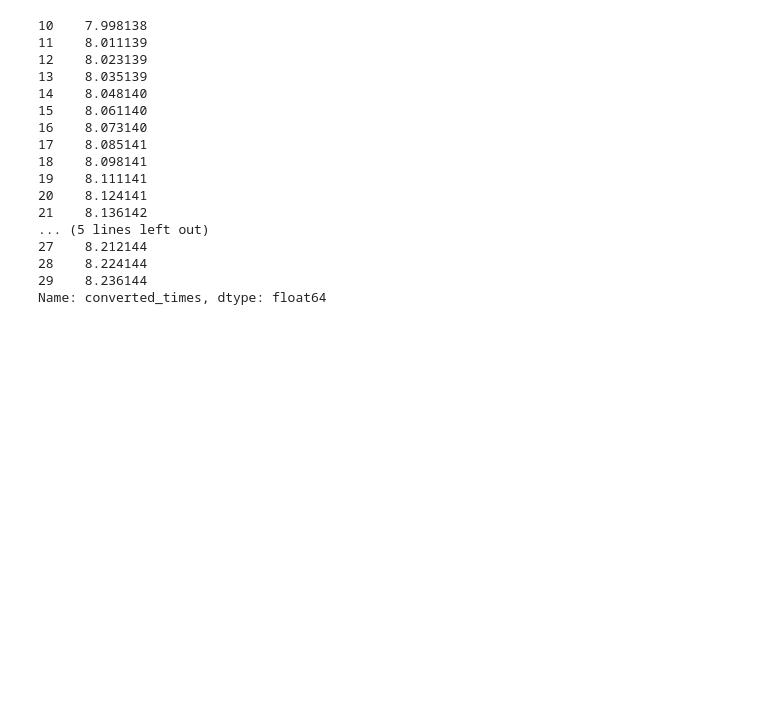
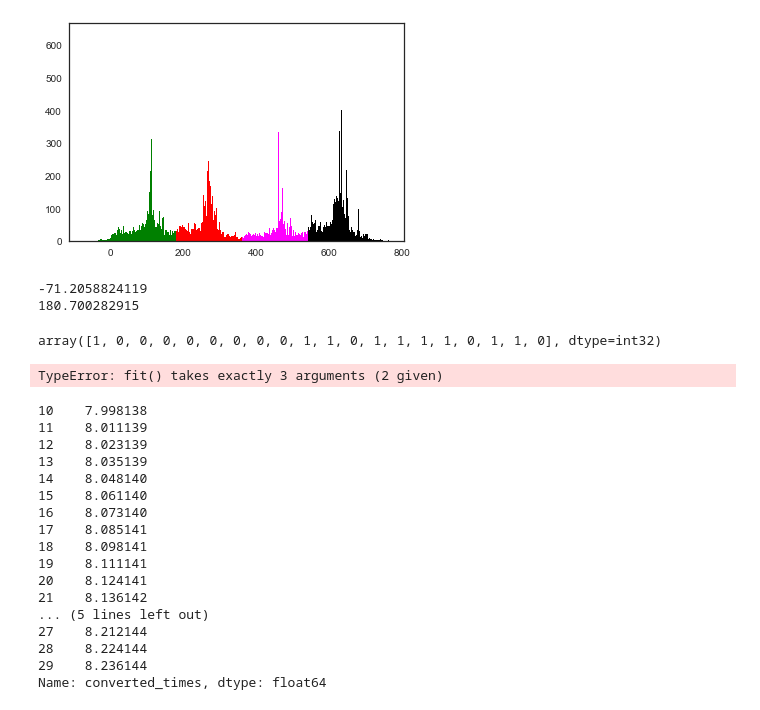
Before and after one commit to guitchounts/neural_decoding, a Jupyter notebook: IMU_sensor_data_2.ipynb, the cells around one changed output. Drawn from its saved outputs; the diff is of its cells as text; code cells hidden in the pictures; blank space fills up the shorter version.

```diff
--- a/IMU_sensor_data_2.ipynb
+++ b/IMU_sensor_data_2.ipynb
@@ -32,0 +71,23 @@ Index([u'Unnamed: 0', u'time', u'bit1', u'bit2', u'ox', u'oy', u'oz', u'ax',
+# %%
+ox1 = double_ox[np.where(kmeans.labels_ == 1)]
+
+ox0 = double_ox[np.where(kmeans.labels_ == 0)]
+
+ox2 = double_ox[np.where(kmeans.labels_ == 2)]
+
+ox3 = double_ox[np.where(kmeans.labels_ == 3)]
+# %%
+ax = plt.hist(ox1,bins=500,color='red')
+ax = plt.hist(ox0,bins=500,color='black')
+
+ax = plt.hist(ox3,bins=500,color='green')
+
+ax = plt.hist(ox2,bins=500,color='magenta')
+# %% [output]
+[figure, added]
+# %%
+print ox3.min()
+print ox3.max()
+# %% [output]
+-71.2058824119
+180.700282915
@@ -33,3 +98,11 @@ Index([u'Unnamed: 0', u'time', u'bit1', u'bit2', u'ox', u'oy', u'oz', u'ax',
+# %%
+kmeans.labels_[0:20]
+# %% [output]
+array([1, 0, 0, 0, 0, 0, 0, 0, 0, 1, 1, 0, 1, 1, 1, 1, 0, 1, 1, 0], dtype=int32)
+# %%
+lda_ox = clf.fit(ox)
+# %% [output]
+TypeError: fit() takes exactly 3 arguments (2 given)
 # %%
 ##### integrate acc values in 300-ms time bins
 # %%
```
Also changed, not shown: parts of 11 cells of this notebook.
